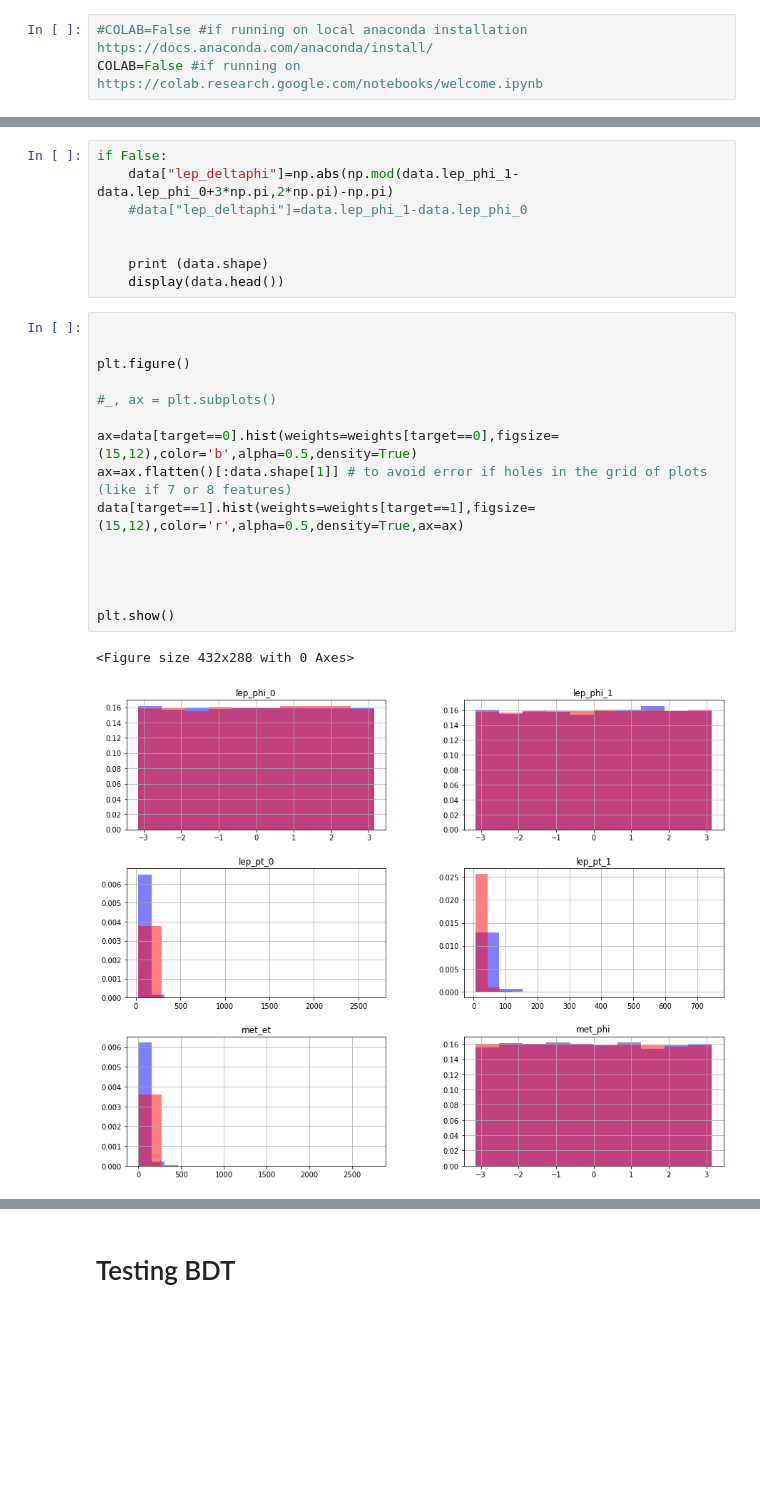
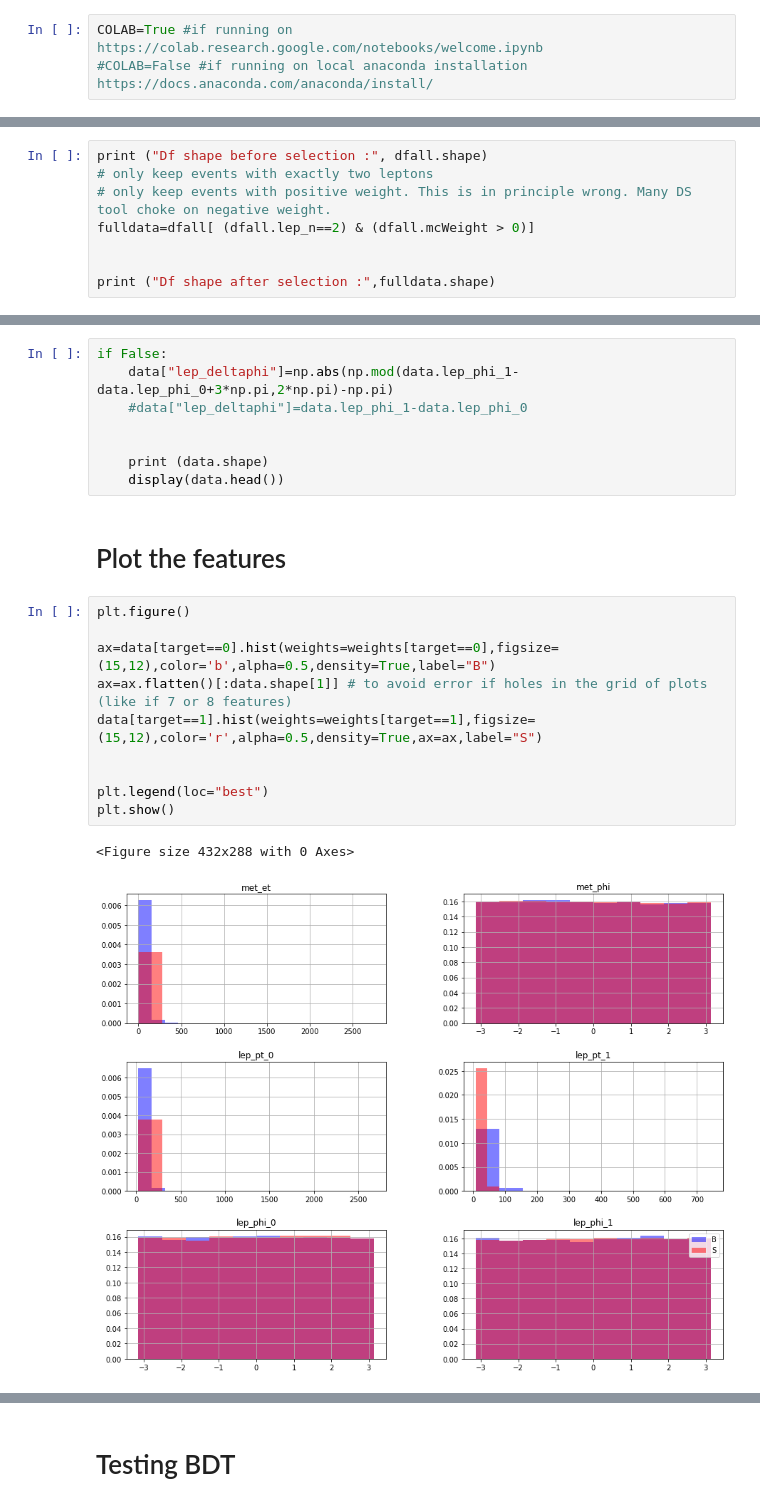
Before and after one commit to dhrou/HEPMLtutorials, a Jupyter notebook: HEPML_HandsOn_BDT.ipynb, the cells around one changed output, grey strips where cells are left out. Saved outputs shown, nothing was run; the diff lists cells and outputs as text; blank space fills up the shorter version.

```diff
--- a/HEPML_HandsOn_BDT.ipynb
+++ b/HEPML_HandsOn_BDT.ipynb
@@ -3,8 +3,8 @@
 # %% [markdown]
 ## Standard Imports
 # %%
+COLAB=True #if running on https://colab.research.google.com/notebooks/welcome.ipynb
 #COLAB=False #if running on local anaconda installation https://docs.anaconda.com/anaconda/install/
-COLAB=False #if running on https://colab.research.google.com/notebooks/welcome.ipynb
 # %%
 import os
 import numpy as np
@@ -171,0 +179,8 @@ fulldata.shape
+# %%
+print ("Df shape before selection :", dfall.shape)
+# only keep events with exactly two leptons
+# only keep events with positive weight. This is in principle wrong. Many DS tool choke on negative weight.
+fulldata=dfall[ (dfall.lep_n==2) & (dfall.mcWeight > 0)]
+
+
+print ("Df shape after selection :",fulldata.shape)
@@ -237,21 +311,18 @@ if False:
 
     print (data.shape)
     display(data.head())
+# %% [markdown]
+# Plot the features
 # %%
+plt.figure()
+
+ax=data[target==0].hist(weights=weights[target==0],figsize=(15,12),color='b',alpha=0.5,density=True,label="B")
+ax=ax.flatten()[:data.shape[1]] # to avoid error if holes in the grid of plots (like if 7 or 8 features)
+data[target==1].hist(weights=weights[target==1],figsize=(15,12),color='r',alpha=0.5,density=True,ax=ax,label="S")
 
 
-plt.figure()
-
-#_, ax = plt.subplots()
-
-ax=data[target==0].hist(weights=weights[target==0],figsize=(15,12),color='b',alpha=0.5,density=True)
-ax=ax.flatten()[:data.shape[1]] # to avoid error if holes in the grid of plots (like if 7 or 8 features)
-data[target==1].hist(weights=weights[target==1],figsize=(15,12),color='r',alpha=0.5,density=True,ax=ax)
-
-
-
-
+plt.legend(loc="best")
 plt.show()
 # %% [output]
 <Figure size 432x288 with 0 Axes>
-[figure, old version]
+[figure, new version]
```
Also changed, not shown: parts of 34 cells of this notebook.
